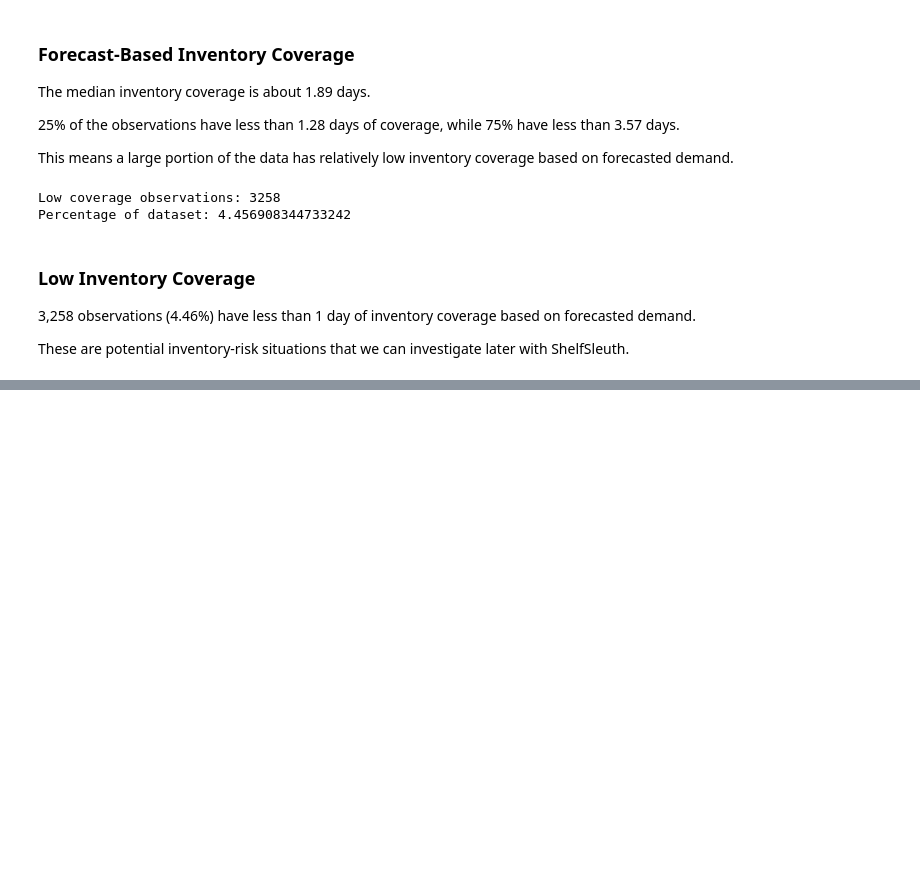
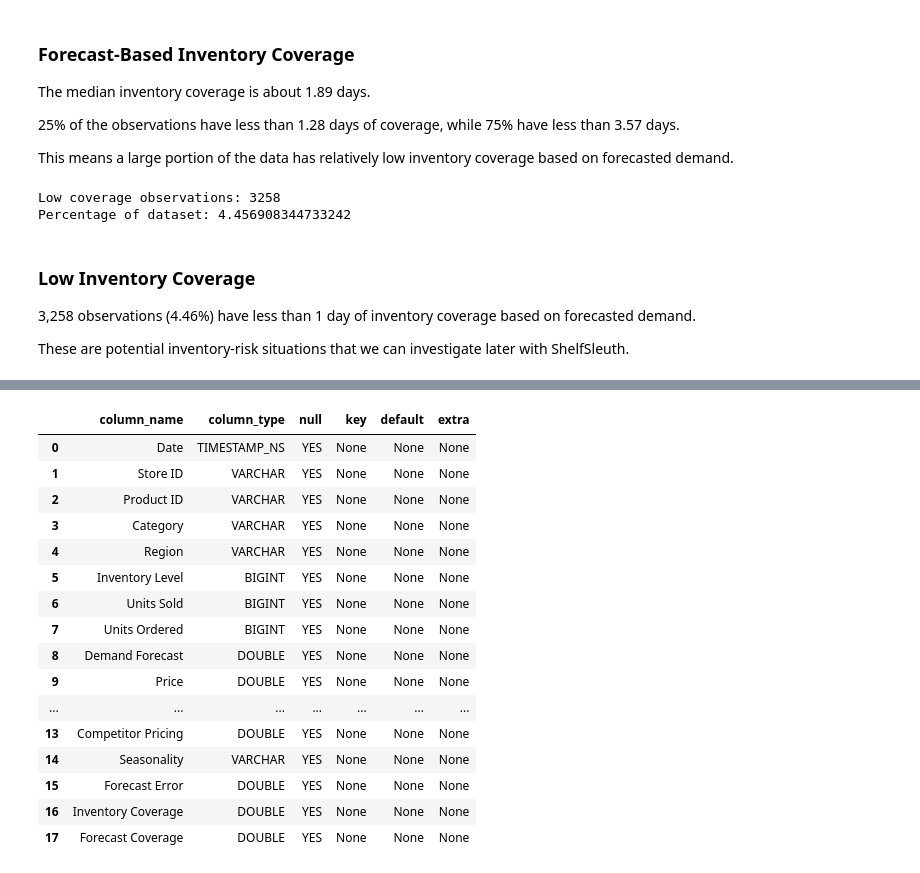
Before and after one commit to Sid1813/ShelfSleuth, a Jupyter notebook: notebooks/01_data_reconnaissance.ipynb, the cells around one changed output, grey strips where cells are left out. Cells and saved outputs as stored; diff of their text form; code cells hidden in the pictures; blank space fills up the shorter version.

```diff
--- a/notebooks/01_data_reconnaissance.ipynb
+++ b/notebooks/01_data_reconnaissance.ipynb
@@ -587,0 +596,20 @@ These are potential inventory-risk situations that we can investigate later with
+# %%
+# Import DuckDB and Path so we can create and connect to our local database
+
+import duckdb
+
+from pathlib import Path
+
+
+# Create the folder where our DuckDB database will be stored
+
+db_dir = Path("../data/processed")
+
+db_dir.mkdir(parents=True, exist_ok=True)
+
+
+# Create or open the ShelfSleuth DuckDB database
+
+db_path = db_dir / "shelfsleuth.duckdb"
+
+con = duckdb.connect(str(db_path))
@@ -587,0 +642,22 @@ These are potential inventory-risk situations that we can investigate later with
+# %%
+# Show the SQL schema so we can see the columns and data types available to the Text-to-SQL agent
+
+con.execute("DESCRIBE retail_inventory").fetchdf()
+# %% [output]
+|  | column_name | column_type | null | key | default | extra |
+| 0 | Date | TIMESTAMP_NS | YES | None | None | None |
+| 1 | Store ID | VARCHAR | YES | None | None | None |
+| 2 | Product ID | VARCHAR | YES | None | None | None |
+| 3 | Category | VARCHAR | YES | None | None | None |
+| 4 | Region | VARCHAR | YES | None | None | None |
+| 5 | Inventory Level | BIGINT | YES | None | None | None |
+| 6 | Units Sold | BIGINT | YES | None | None | None |
+| 7 | Units Ordered | BIGINT | YES | None | None | None |
+| 8 | Demand Forecast | DOUBLE | YES | None | None | None |
+| 9 | Price | DOUBLE | YES | None | None | None |
+| ... | ... | ... | ... | ... | ... | ... |
+| 13 | Competitor Pricing | DOUBLE | YES | None | None | None |
+| 14 | Seasonality | VARCHAR | YES | None | None | None |
+| 15 | Forecast Error | DOUBLE | YES | None | None | None |
+| 16 | Inventory Coverage | DOUBLE | YES | None | None | None |
+| 17 | Forecast Coverage | DOUBLE | YES | None | None | None |
```
Also changed, not shown: parts of 12 cells of this notebook, 5 other files.
